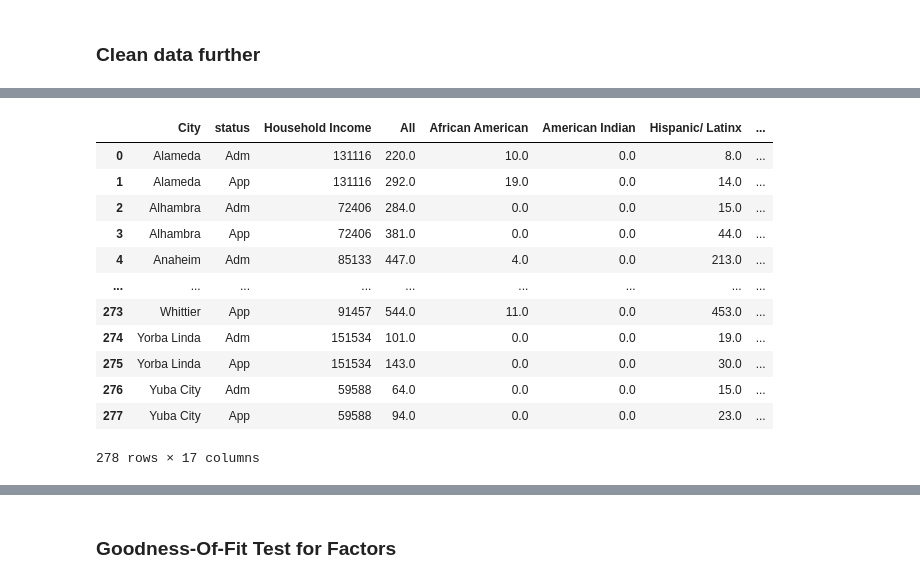
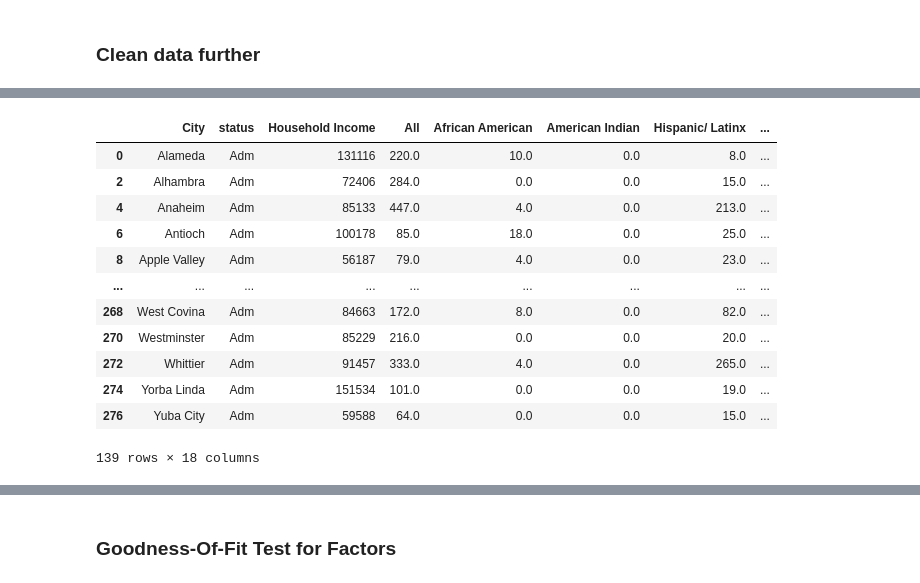
Before and after one commit to wanning-lu/MATH-189-Final-Project, a Jupyter notebook: analysis_merged.ipynb, the cells around one changed output, grey strips where cells are left out. Drawn from its saved outputs; the diff is of its cells as text; code cells hidden in the pictures.

```diff
--- a/analysis_merged.ipynb
+++ b/analysis_merged.ipynb
@@ -194,0 +304,37 @@ for year in years:
+# %%
+import matplotlib.pyplot as plt
+
+# Define years
+years = ['2016', '2017', '2018', '2019', '2020', '2021', '2022', '2023']
+
+# Create subplots for the grid
+fig, axes = plt.subplots(nrows=3, ncols=3, figsize=(15, 18))
+
+# Loop through each year
+for i, year in enumerate(years):
+    # Calculate row and column index for subplot
+    row = i // 3
+    col = i % 3
+
+    # Group by city and calculate acceptance rate
+    grouped = merged_years[year].groupby('City').apply(lambda x:
+        x[x['status'] == 'Adm']['All'].iloc[0] / x[x['status'] == 'App']['All'].iloc[0]
+        if ('Adm' in x['status'].values) and ('App' in x['status'].values)
+        else None)
+
+    # Rename the column and join with the original DataFrame
+    merged_years[year]['Acceptance Rate'] = merged_years[year]['City'].map(grouped)
+
+    # Plot scatter plot
+    ax = axes[row, col]
+    ax.scatter(merged_years[year]['Household Income'], merged_years[year]['Acceptance Rate'], color='blue', alpha=0.5)
+    ax.set_xlabel('Median Household Income', fontsize=10)  # Adjust font size
+    ax.set_ylabel('Acceptance Rate', fontsize=10)           # Adjust font size
+    ax.set_title(f'Acceptance Rate vs Median Household Income ({year})', fontsize=12)  # Adjust font size
+    ax.tick_params(axis='both', which='major', labelsize=8)  # Adjust tick label font size
+    ax.grid(True)
+
+
+# Adjust layout
+plt.tight_layout()
+plt.show()
@@ -195,16 +362,16 @@ for year in years:
 # %%
-merged_years['2016']
+merged_years['2016'][merged_years['2016']['status'] == 'Adm']
 # %% [output]
 |  | City | status | Household Income | All | African American | American Indian | Hispanic/ Latinx | ... |
 | 0 | Alameda | Adm | 131116 | 220.0 | 10.0 | 0.0 | 8.0 | ... |
-| 1 | Alameda | App | 131116 | 292.0 | 19.0 | 0.0 | 14.0 | ... |
 | 2 | Alhambra | Adm | 72406 | 284.0 | 0.0 | 0.0 | 15.0 | ... |
-| 3 | Alhambra | App | 72406 | 381.0 | 0.0 | 0.0 | 44.0 | ... |
 | 4 | Anaheim | Adm | 85133 | 447.0 | 4.0 | 0.0 | 213.0 | ... |
+| 6 | Antioch | Adm | 100178 | 85.0 | 18.0 | 0.0 | 25.0 | ... |
+| 8 | Apple Valley | Adm | 56187 | 79.0 | 4.0 | 0.0 | 23.0 | ... |
 | ... | ... | ... | ... | ... | ... | ... | ... | ... |
-| 273 | Whittier | App | 91457 | 544.0 | 11.0 | 0.0 | 453.0 | ... |
+| 268 | West Covina | Adm | 84663 | 172.0 | 8.0 | 0.0 | 82.0 | ... |
+| 270 | Westminster | Adm | 85229 | 216.0 | 0.0 | 0.0 | 20.0 | ... |
+| 272 | Whittier | Adm | 91457 | 333.0 | 4.0 | 0.0 | 265.0 | ... |
 | 274 | Yorba Linda | Adm | 151534 | 101.0 | 0.0 | 0.0 | 19.0 | ... |
-| 275 | Yorba Linda | App | 151534 | 143.0 | 0.0 | 0.0 | 30.0 | ... |
 | 276 | Yuba City | Adm | 59588 | 64.0 | 0.0 | 0.0 | 15.0 | ... |
-| 277 | Yuba City | App | 59588 | 94.0 | 0.0 | 0.0 | 23.0 | ... |
-278 rows × 17 columns
+139 rows × 18 columns
```
Also changed, not shown: parts of 18 cells of this notebook.
